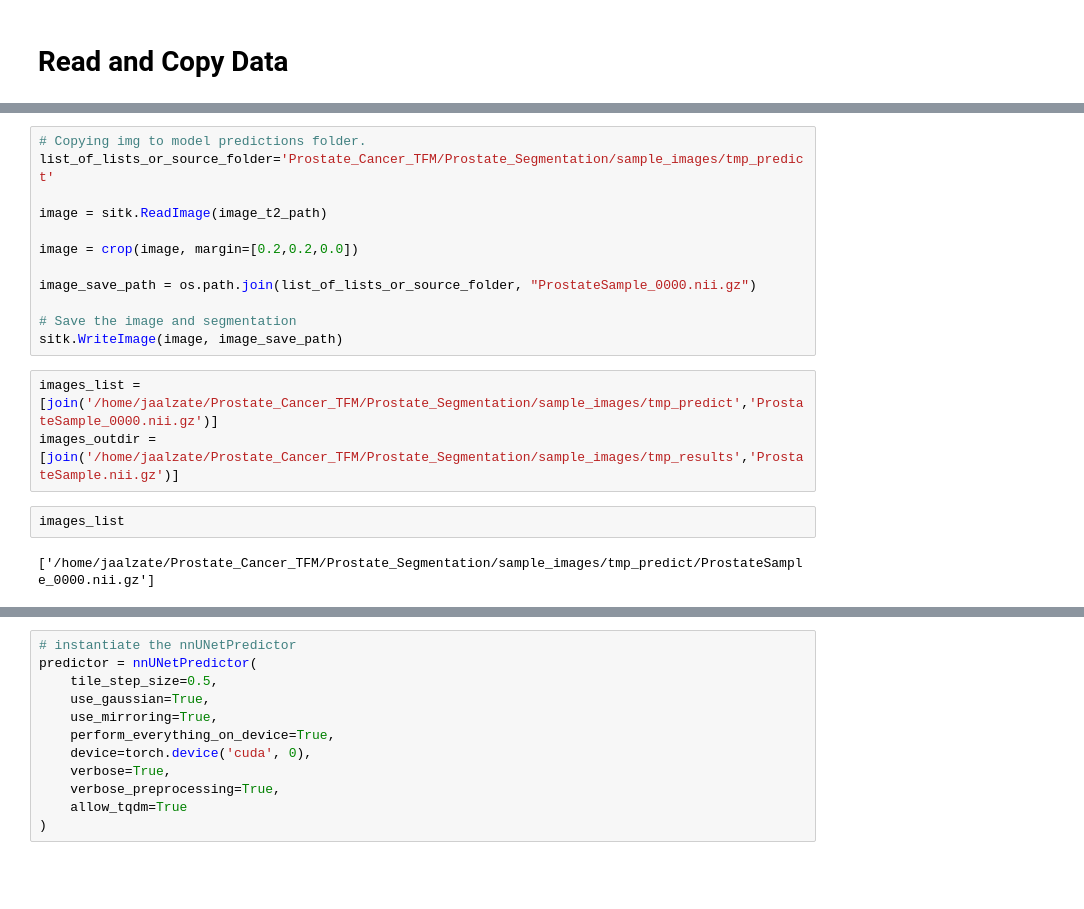
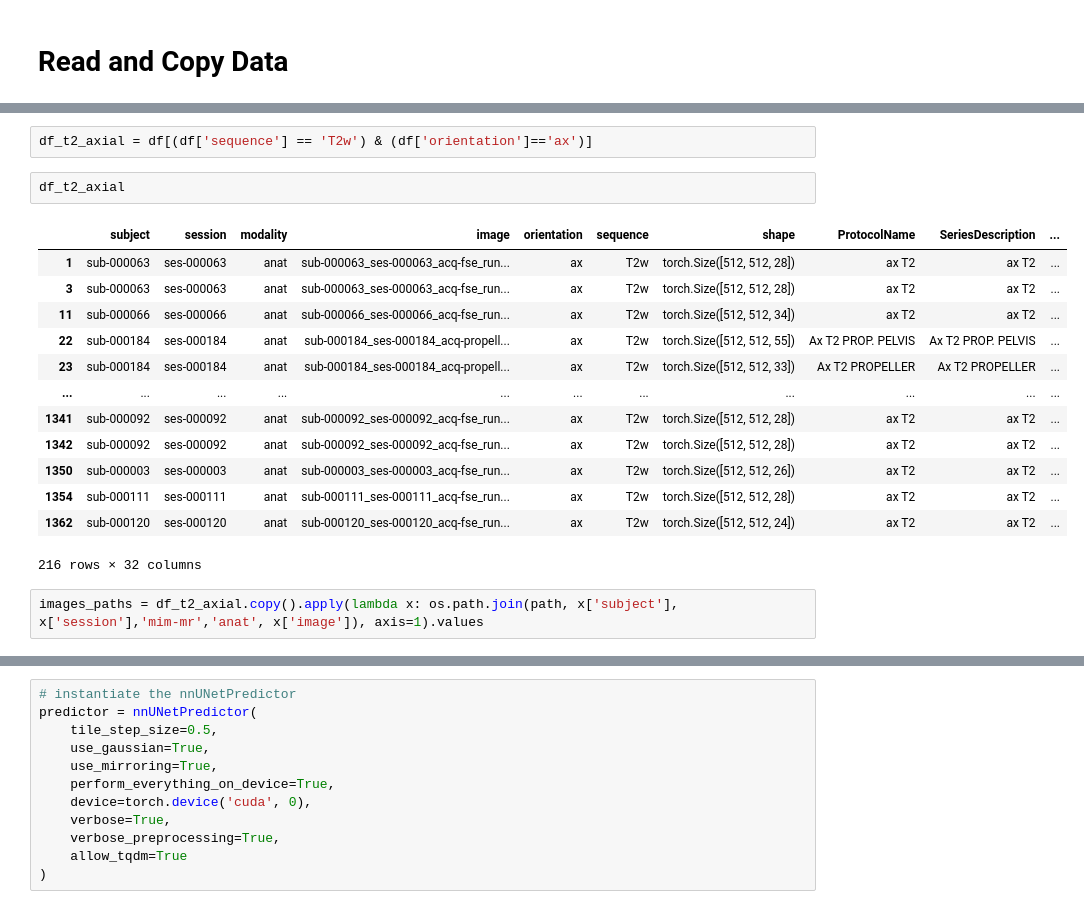
Before and after one commit to jesusalzate/Prostate_Cancer_TFM, a Jupyter notebook: Prostate_Segmentation/Predict_Prostate_nnUnet.ipynb, the cells around one changed output, grey strips where cells are left out. Cells and saved outputs as stored; diff of their text form; blank space fills up the shorter version.

```diff
--- a/Prostate_Segmentation/Predict_Prostate_nnUnet.ipynb
+++ b/Prostate_Segmentation/Predict_Prostate_nnUnet.ipynb
@@ -83,19 +71,20 @@ image_t2_path
-# %%
-# Copying img to model predictions folder.
-list_of_lists_or_source_folder='Prostate_Cancer_TFM/Prostate_Segmentation/sample_images/tmp_predict'
-
-image = sitk.ReadImage(image_t2_path)
-
-image = crop(image, margin=[0.2,0.2,0.0])
-
-image_save_path = os.path.join(list_of_lists_or_source_folder, "ProstateSample_0000.nii.gz")
-
-# Save the image and segmentation
-sitk.WriteImage(image, image_save_path)
-# %%
-images_list = [join('/home/jaalzate/Prostate_Cancer_TFM/Prostate_Segmentation/sample_images/tmp_predict','ProstateSample_0000.nii.gz')]
-images_outdir = [join('/home/jaalzate/Prostate_Cancer_TFM/Prostate_Segmentation/sample_images/tmp_results','ProstateSample.nii.gz')]
-# %%
-images_list
-# %% [output]
-['/home/jaalzate/Prostate_Cancer_TFM/Prostate_Segmentation/sample_images/tmp_predict/ProstateSample_0000.nii.gz']
+# %%
+df_t2_axial = df[(df['sequence'] == 'T2w') & (df['orientation']=='ax')]
+# %%
+df_t2_axial
+# %% [output]
+|  | subject | session | modality | image | orientation | sequence | shape | ProtocolName | SeriesDescription | ... |
+| 1 | sub-000063 | ses-000063 | anat | sub-000063_ses-000063_acq-fse_run... | ax | T2w | torch.Size([512, 512, 28]) | ax T2 | ax T2 | ... |
+| 3 | sub-000063 | ses-000063 | anat | sub-000063_ses-000063_acq-fse_run... | ax | T2w | torch.Size([512, 512, 28]) | ax T2 | ax T2 | ... |
+| 11 | sub-000066 | ses-000066 | anat | sub-000066_ses-000066_acq-fse_run... | ax | T2w | torch.Size([512, 512, 34]) | ax T2 | ax T2 | ... |
+| 22 | sub-000184 | ses-000184 | anat | sub-000184_ses-000184_acq-propell... | ax | T2w | torch.Size([512, 512, 55]) | Ax T2 PROP. PELVIS | Ax T2 PROP. PELVIS | ... |
+| 23 | sub-000184 | ses-000184 | anat | sub-000184_ses-000184_acq-propell... | ax | T2w | torch.Size([512, 512, 33]) | Ax T2 PROPELLER | Ax T2 PROPELLER | ... |
+| ... | ... | ... | ... | ... | ... | ... | ... | ... | ... | ... |
+| 1341 | sub-000092 | ses-000092 | anat | sub-000092_ses-000092_acq-fse_run... | ax | T2w | torch.Size([512, 512, 28]) | ax T2 | ax T2 | ... |
+| 1342 | sub-000092 | ses-000092 | anat | sub-000092_ses-000092_acq-fse_run... | ax | T2w | torch.Size([512, 512, 28]) | ax T2 | ax T2 | ... |
+| 1350 | sub-000003 | ses-000003 | anat | sub-000003_ses-000003_acq-fse_run... | ax | T2w | torch.Size([512, 512, 26]) | ax T2 | ax T2 | ... |
+| 1354 | sub-000111 | ses-000111 | anat | sub-000111_ses-000111_acq-fse_run... | ax | T2w | torch.Size([512, 512, 28]) | ax T2 | ax T2 | ... |
+| 1362 | sub-000120 | ses-000120 | anat | sub-000120_ses-000120_acq-fse_run... | ax | T2w | torch.Size([512, 512, 24]) | ax T2 | ax T2 | ... |
+216 rows × 32 columns
+# %%
+images_paths = df_t2_axial.copy().apply(lambda x: os.path.join(path, x['subject'], x['session'],'mim-mr','anat', x['image']), axis=1).values
```
Also changed, not shown: parts of 17 cells of this notebook.
